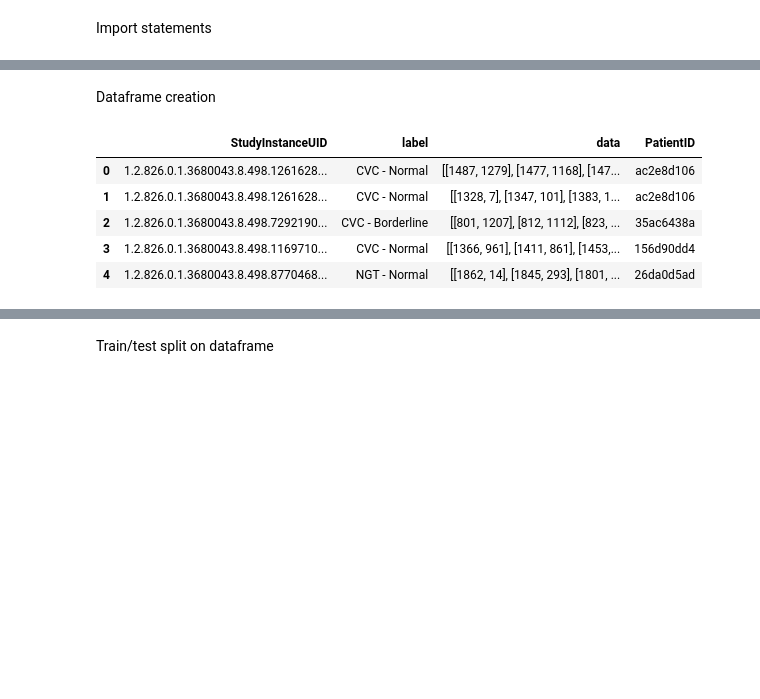
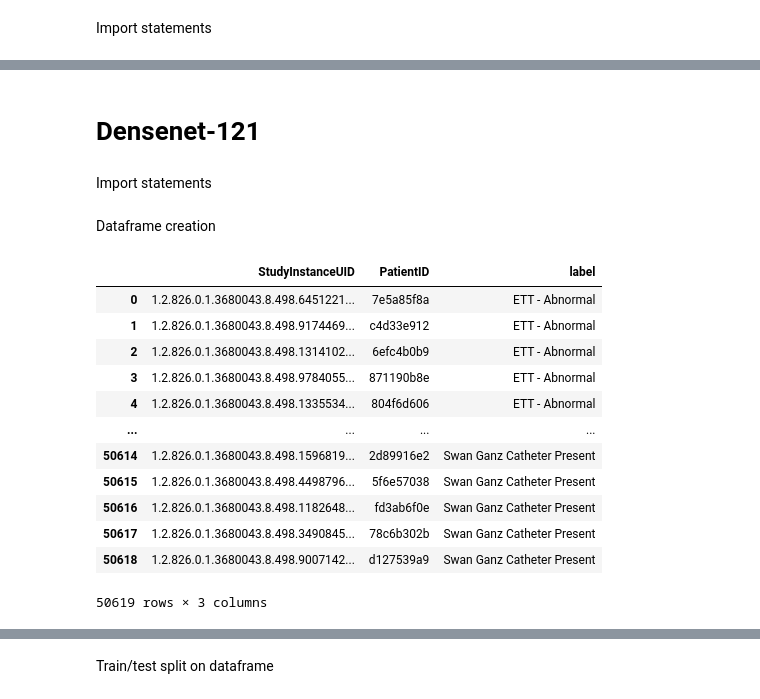
Before and after one commit to Ethan3491/ADS2002-Project, a Jupyter notebook: ADS2002_Project_Code.ipynb, the cells around one changed output, grey strips where cells are left out. Drawn from its saved outputs; the diff is of its cells as text; code cells hidden in the pictures; blank space fills up the shorter version.

Commit message:
Code for LeNet-5 and Densenet

```diff
--- a/ADS2002_Project_Code.ipynb
+++ b/ADS2002_Project_Code.ipynb
@@ -17,0 +324,4 @@ import ast
+# %% [markdown]
+# Densenet-121
+# %% [markdown]
+Import statements
@@ -20,22 +343,29 @@ Dataframe creation
 # %%
 #Read both csv files into pandas dataframes
 regularDataframe = pd.read_csv(r"C:\Users\ethan\Documents\University\2nd Year\ADS2002\CatheterDataset\train.csv")
 annotatedDataframe = pd.read_csv(r"C:\Users\ethan\Documents\University\2nd Year\ADS2002\CatheterDataset\train_annotations.csv")
 
-#Add PatientID column from the regular dataframe to the annotated dataframe
-df = annotatedDataframe.merge(regularDataframe[['StudyInstanceUID', 'PatientID']], on='StudyInstanceUID', how='left')
+df = regularDataframe.melt(
+    id_vars=["StudyInstanceUID", "PatientID"],
+    var_name="label",
+    value_name="value"
+)
 
-#Convert string to list of lists in the column that represents the coordinates of the catheter outline
-df['data'] = df['data'].apply(lambda x: ast.literal_eval(x))
+# Keep only the rows where the label is present (value == 1)
+df = df[df["value"] == 1].drop(columns="value").reset_index(drop=True)
 
-#Drop all rows which are incompletely imaged NGTs or Swan Ganz catheters
-df = df[~df['label'].isin(['NGT - Incompletely Imaged', 'Swan Ganz Catheter Present'])]
-
-df.head()
+df
 # %% [output]
-|  | StudyInstanceUID | label | data | PatientID |
-| 0 | 1.2.826.0.1.3680043.8.498.1261628... | CVC - Normal | [[1487, 1279], [1477, 1168], [147... | ac2e8d106 |
-| 1 | 1.2.826.0.1.3680043.8.498.1261628... | CVC - Normal | [[1328, 7], [1347, 101], [1383, 1... | ac2e8d106 |
-| 2 | 1.2.826.0.1.3680043.8.498.7292190... | CVC - Borderline | [[801, 1207], [812, 1112], [823, ... | 35ac6438a |
-| 3 | 1.2.826.0.1.3680043.8.498.1169710... | CVC - Normal | [[1366, 961], [1411, 861], [1453,... | 156d90dd4 |
-| 4 | 1.2.826.0.1.3680043.8.498.8770468... | NGT - Normal | [[1862, 14], [1845, 293], [1801, ... | 26da0d5ad |
+|  | StudyInstanceUID | PatientID | label |
+| 0 | 1.2.826.0.1.3680043.8.498.6451221... | 7e5a85f8a | ETT - Abnormal |
+| 1 | 1.2.826.0.1.3680043.8.498.9174469... | c4d33e912 | ETT - Abnormal |
+| 2 | 1.2.826.0.1.3680043.8.498.1314102... | 6efc4b0b9 | ETT - Abnormal |
+| 3 | 1.2.826.0.1.3680043.8.498.9784055... | 871190b8e | ETT - Abnormal |
+| 4 | 1.2.826.0.1.3680043.8.498.1335534... | 804f6d606 | ETT - Abnormal |
+| ... | ... | ... | ... |
+| 50614 | 1.2.826.0.1.3680043.8.498.1596819... | 2d89916e2 | Swan Ganz Catheter Present |
+| 50615 | 1.2.826.0.1.3680043.8.498.4498796... | 5f6e57038 | Swan Ganz Catheter Present |
+| 50616 | 1.2.826.0.1.3680043.8.498.1182648... | fd3ab6f0e | Swan Ganz Catheter Present |
+| 50617 | 1.2.826.0.1.3680043.8.498.3490845... | 78c6b302b | Swan Ganz Catheter Present |
+| 50618 | 1.2.826.0.1.3680043.8.498.9007142... | d127539a9 | Swan Ganz Catheter Present |
+50619 rows × 3 columns
```
Also changed, not shown: parts of 57 cells of this notebook.
